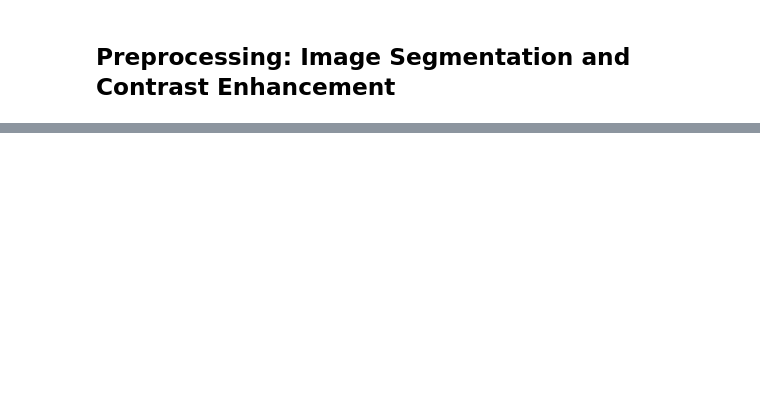
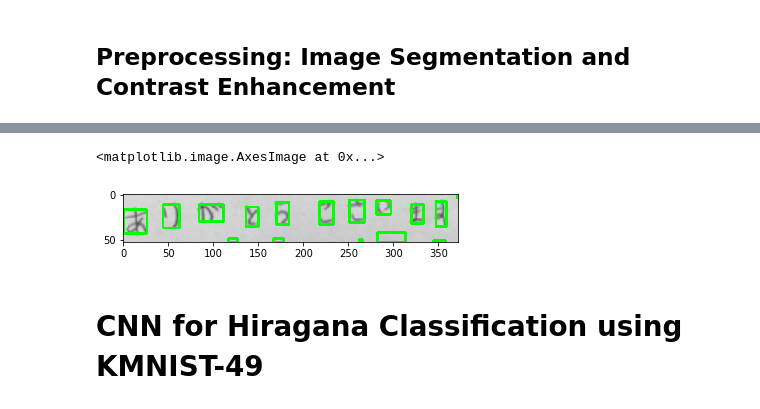
Before and after one commit to laasya98/H4, a Jupyter notebook: h4.ipynb, the cells around one changed output, grey strips where cells are left out. Cells and saved outputs as stored; diff of their text form; code cells hidden in the pictures; blank space fills up the shorter version.

```diff
--- a/h4.ipynb
+++ b/h4.ipynb
@@ -41,0 +7,79 @@ plt.imshow(imgMorph, cmap = "gray")
+# %%
+import numpy as np
+import cv2
+import matplotlib.pyplot as plt
+import math
+from scipy.stats import mode
+
+
+# Load the image
+img = cv2.imread('thanks.png')
+
+# convert to grayscale
+gray = cv2.cvtColor(img,cv2.COLOR_BGR2GRAY)
+
+# smooth the image to avoid noises
+gray = cv2.medianBlur(gray,5)
+
+# Apply adaptive threshold
+thresh = cv2.adaptiveThreshold(gray,255,1,1,61,2)
+thresh_color = cv2.cvtColor(thresh,cv2.COLOR_GRAY2BGR)
+
+# apply some dilation and erosion to join the gaps
+# thresh = cv2.dilate(thresh,None,iterations = 3)
+# thresh = cv2.erode(thresh,None,iterations = 2)
+
+# clean up the neighbours
+# majority based label cleanup
+#plt.imshow(thresh)
+
+
+def cleanup(img):
+    clean = np.zeros(np.shape(img))
+    print(np.shape(img))
+    for i in range(1, len(img)-1):
+        for j in range(1, len(img[0])-1):
+            neighbors = [img[i][j-1],
+                         img[i][j+1],
+                         img[i-1][j+1],
+                         img[i-1][j-1],
+                         img[i-1][j],
+                         img[i+1][j],
+                         img[i+1][j+1],
+                         img[i+1][j-1]]
+            if img[i][j] != 0 and 0 in neighbors:
+                clean[i][j] = 0
+            else:
+                clean[i][j] = img[i][j]
+    return clean
+
+# thresh = cleanup(thresh)
+# print(type(thresh))
+#plt.imshow(thresh)
+
+
+
+thresh = cv2.dilate(thresh,None, iterations = 4, anchor = (-1, 1))
+plt.imshow(thresh)
+thresh = cv2.erode(thresh,None, iterations = 5)
+plt.imshow(thresh)
+
+#plt.imshow(thresh)
+
+
+# Find the contours
+im, contours, hierarchy = cv2.findContours(thresh,cv2.RETR_LIST,cv2.CHAIN_APPROX_SIMPLE)
+
+# # For each contour, find the bounding rectangle and draw it
+for cnt in contours:
+    x,y,w,h = cv2.boundingRect(cnt)
+    cv2.rectangle(img,(x,y),(x+w,y+h),(0,255,0),2)
+    cv2.rectangle(thresh_color,(x,y),(x+w,y+h),(0,255,0),2)
+
+
+plt.imshow(img)
+# %% [output]
+<matplotlib.image.AxesImage at 0x...>
+[figure, added]
+# %% [markdown]
+# CNN for Hiragana Classification using KMNIST-49
```
Also changed, not shown: parts of 4 cells of this notebook, 7 other files.
